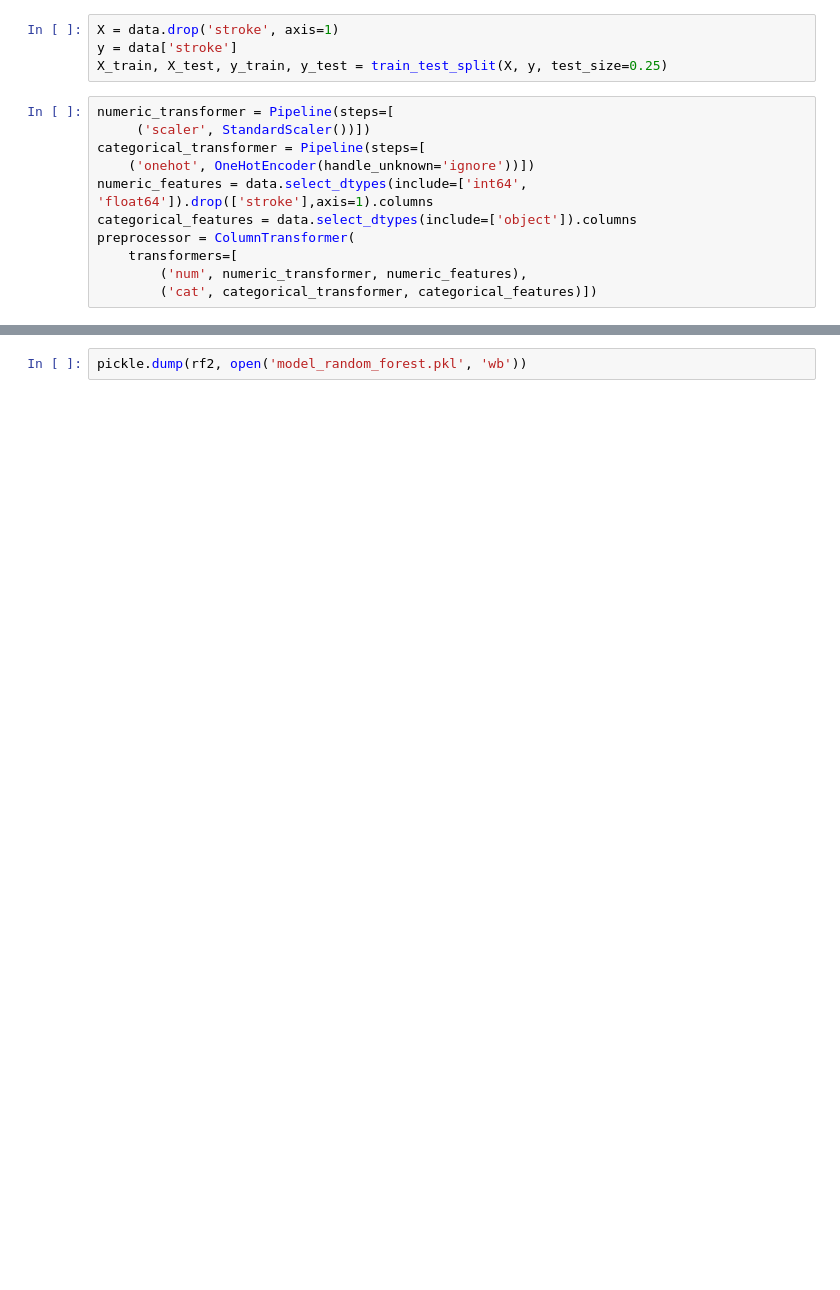
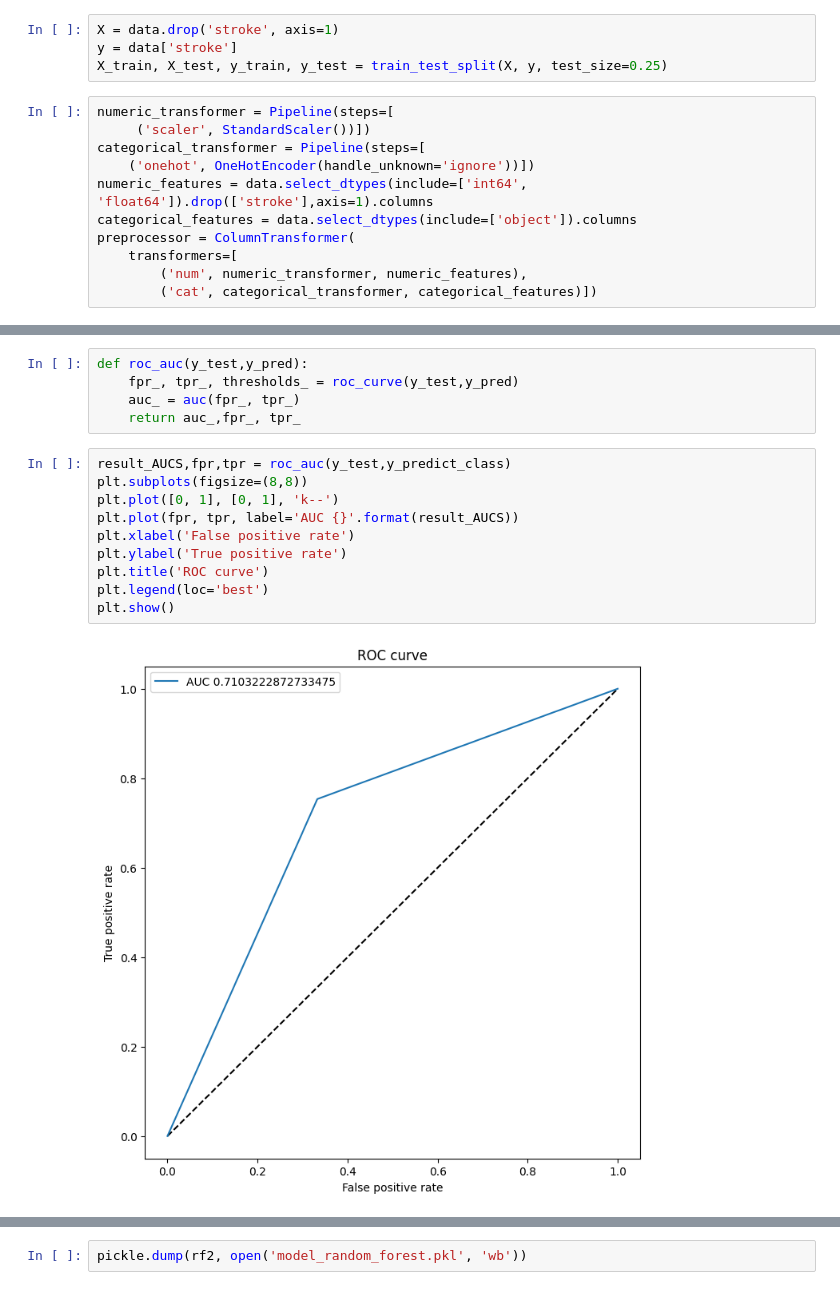
Before and after one commit to firas-akermi/StrokePrediction, a Jupyter notebook: stroke_prediction.ipynb, the cells around one changed output, grey strips where cells are left out. Cells and saved outputs as stored; diff of their text form; blank space fills up the shorter version.

```diff
--- a/stroke_prediction.ipynb
+++ b/stroke_prediction.ipynb
@@ -264,3 +279,20 @@ MSE:  0.048513302034428794
+# %%
+def roc_auc(y_test,y_pred):
+    fpr_, tpr_, thresholds_ = roc_curve(y_test,y_pred)
+    auc_ = auc(fpr_, tpr_)
+    return auc_,fpr_, tpr_
+# %%
+result_AUCS,fpr,tpr = roc_auc(y_test,y_predict_class)
+plt.subplots(figsize=(8,8))
+plt.plot([0, 1], [0, 1], 'k--')
+plt.plot(fpr, tpr, label='AUC {}'.format(result_AUCS))
+plt.xlabel('False positive rate')
+plt.ylabel('True positive rate')
+plt.title('ROC curve')
+plt.legend(loc='best')
+plt.show()
+# %% [output]
+[figure, added]
 # %%
 random_search = {'classifier__n_estimators':np.arange(5,100,5),
                  'classifier__max_features': ['sqrt', 'log2'],
```
Also changed, not shown: parts of 25 cells of this notebook, 2 other files.
